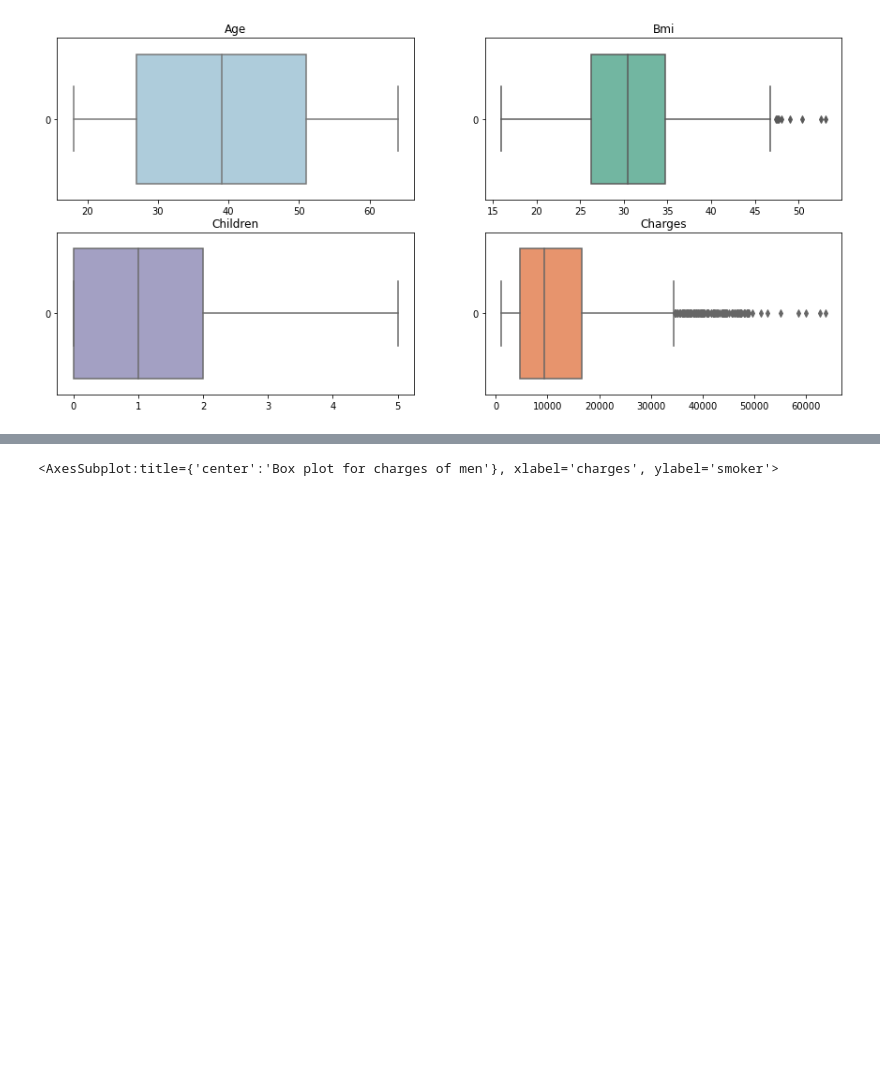
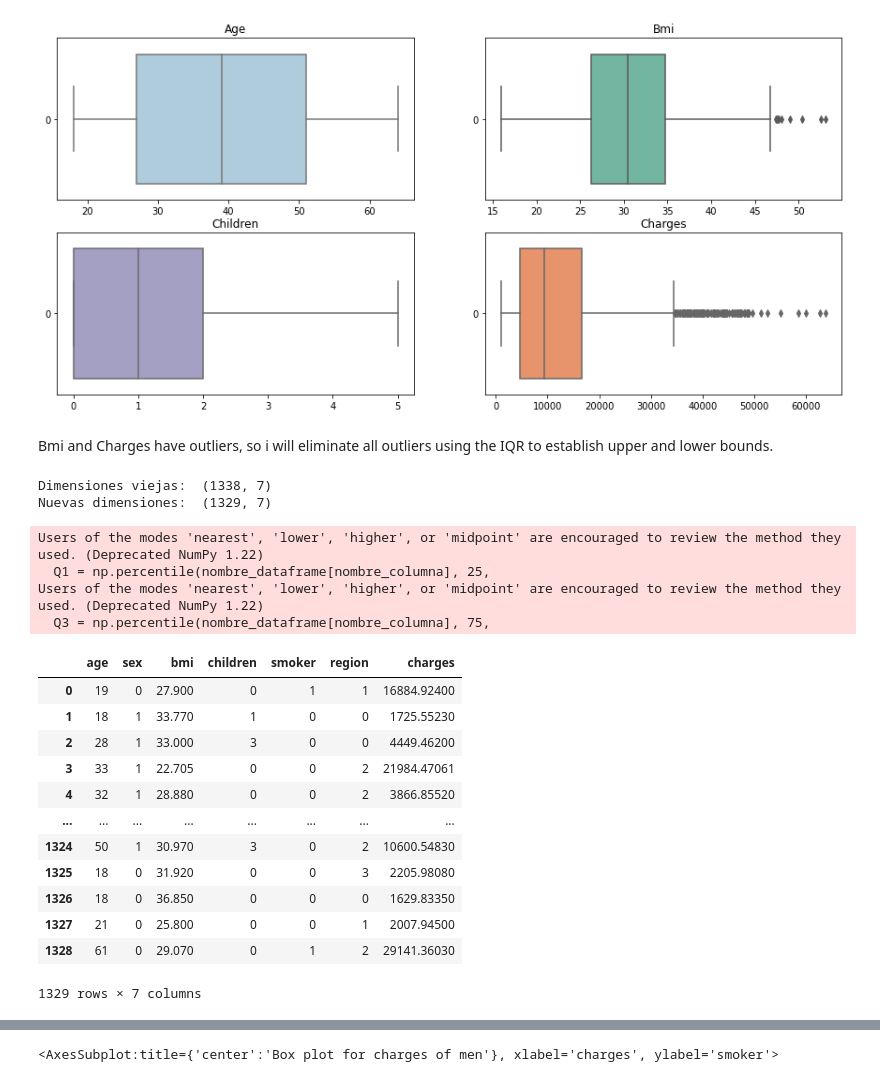
Before and after one commit to AlinaMendez/Linear-Regression-Project, a Jupyter notebook: src/explore.ipynb, the cells around one changed output, grey strips where cells are left out. Saved outputs shown, nothing was run; the diff lists cells and outputs as text; code cells hidden in the pictures; blank space fills up the shorter version.

```diff
--- a/src/explore.ipynb
+++ b/src/explore.ipynb
@@ -227,3 +226,55 @@ sns.boxplot(ax=axes[1, 1], data = df_raw['charges'],orient="h", palette = 'OrRd'
 # %% [output]
 Text(0.5, 1.0, 'Charges')
 [figure]
+# %% [markdown]
+Bmi and Charges have outliers, so i will eliminate all outliers using the IQR to establish upper and lower bounds.
+# %%
+def remover_outliers(nombre_columna, nombre_dataframe,umbral = 1.5):
+    """
+    Funcion que calcula el rango intercuartilico (IQR)
+    y elimina outliers que superan la distancia umbral*IQR:
+    - para valores atípicos umbral = 1.5
+    - para valores extremos umbral = 3
+    Inputs:
+    nombre_columna: str con nombre de la columna en la que remover outliers
+    nombre_dataframe (default = df): nombre del dataframe de trabajo
+    umbral (default = 1.5)
+    """
+    # IQR
+    Q1 = np.percentile(nombre_dataframe[nombre_columna], 25,
+                       interpolation = 'midpoint')
+    Q3 = np.percentile(nombre_dataframe[nombre_columna], 75,
+                       interpolation = 'midpoint')
+    IQR = Q3 - Q1
+    print("Dimensiones viejas: ", nombre_dataframe.shape)
+    # Upper bound
+    upper = np.where(nombre_dataframe[nombre_columna] >= (Q3+1.5*IQR))
+    # Lower bound
+    lower = np.where(nombre_dataframe[nombre_columna] <= (Q1-1.5*IQR))
+    ''' Removing the Outliers '''
+    nombre_dataframe = nombre_dataframe.drop(upper[0])
+    nombre_dataframe = nombre_dataframe.drop(lower[0]).reset_index(drop = True)
+    print("Nuevas dimensiones: ", nombre_dataframe.shape)
+    return nombre_dataframe
+# %%
+remover_outliers('bmi', df_raw,umbral = 1.5)
+# %% [output]
+Dimensiones viejas:  (1338, 7)
+Nuevas dimensiones:  (1329, 7)
+Users of the modes 'nearest', 'lower', 'higher', or 'midpoint' are encouraged to review the method they used. (Deprecated NumPy 1.22)
+  Q1 = np.percentile(nombre_dataframe[nombre_columna], 25,
+Users of the modes 'nearest', 'lower', 'higher', or 'midpoint' are encouraged to review the method they used. (Deprecated NumPy 1.22)
+  Q3 = np.percentile(nombre_dataframe[nombre_columna], 75,
+|  | age | sex | bmi | children | smoker | region | charges |
+| 0 | 19 | 0 | 27.900 | 0 | 1 | 1 | 16884.92400 |
+| 1 | 18 | 1 | 33.770 | 1 | 0 | 0 | 1725.55230 |
+| 2 | 28 | 1 | 33.000 | 3 | 0 | 0 | 4449.46200 |
+| 3 | 33 | 1 | 22.705 | 0 | 0 | 2 | 21984.47061 |
+| 4 | 32 | 1 | 28.880 | 0 | 0 | 2 | 3866.85520 |
+| ... | ... | ... | ... | ... | ... | ... | ... |
+| 1324 | 50 | 1 | 30.970 | 3 | 0 | 2 | 10600.54830 |
+| 1325 | 18 | 0 | 31.920 | 0 | 0 | 3 | 2205.98080 |
+| 1326 | 18 | 0 | 36.850 | 0 | 0 | 0 | 1629.83350 |
+| 1327 | 21 | 0 | 25.800 | 0 | 0 | 1 | 2007.94500 |
+| 1328 | 61 | 0 | 29.070 | 0 | 1 | 2 | 29141.36030 |
+1329 rows × 7 columns
```
Also changed, not shown: parts of 8 cells of this notebook.
